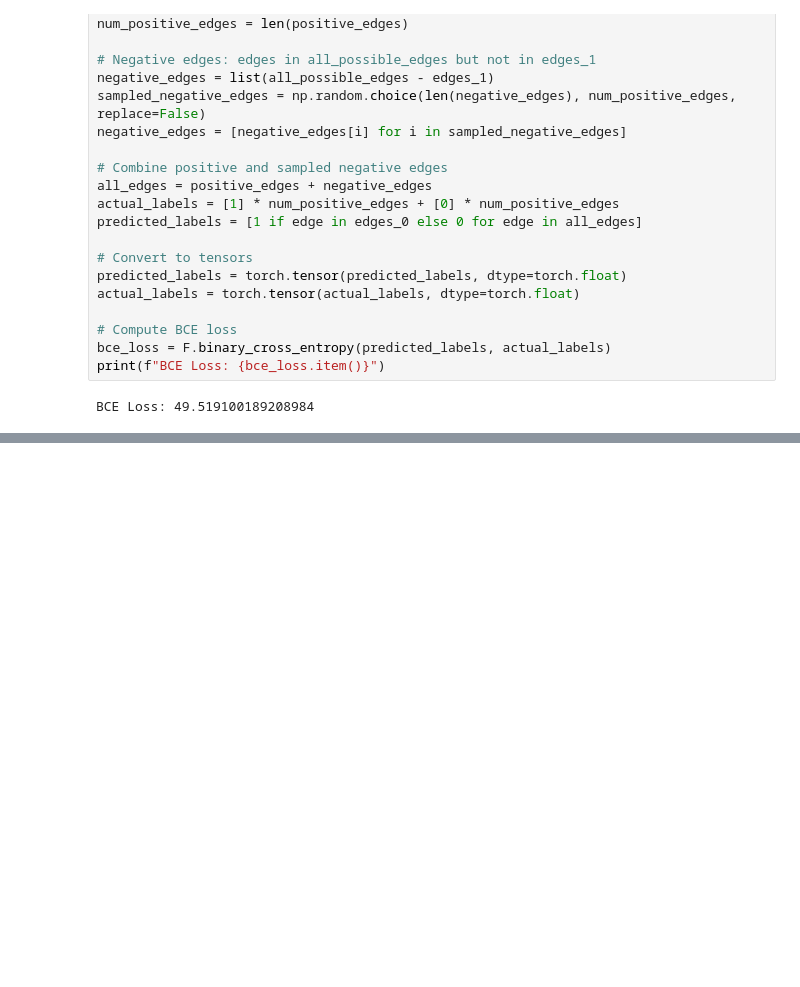
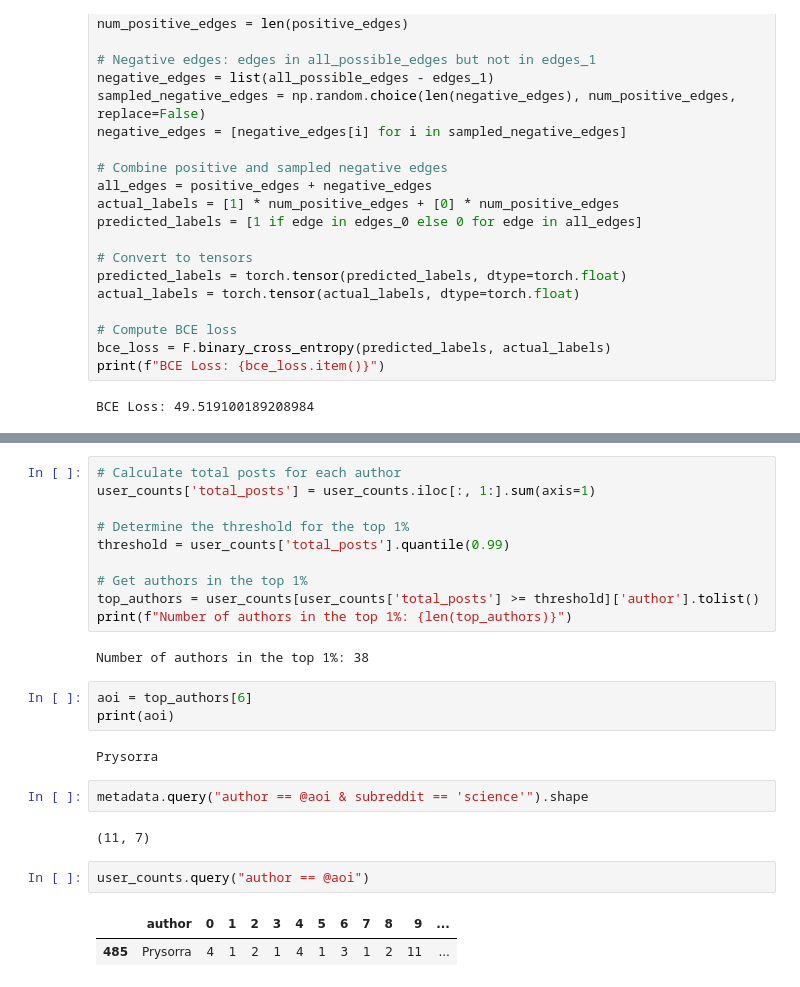
Before and after one commit to stmorse/sgg, a Jupyter notebook: src/gae2.ipynb, the cells around one changed output, grey strips where cells are left out. Saved outputs shown, nothing was run; the diff lists cells and outputs as text; blank space fills up the shorter version.

```diff
--- a/src/gae2.ipynb
+++ b/src/gae2.ipynb
@@ -454,0 +589,26 @@ BCE Loss: 49.519100189208984
+# %%
+# Calculate total posts for each author
+user_counts['total_posts'] = user_counts.iloc[:, 1:].sum(axis=1)
+
+# Determine the threshold for the top 1%
+threshold = user_counts['total_posts'].quantile(0.99)
+
+# Get authors in the top 1%
+top_authors = user_counts[user_counts['total_posts'] >= threshold]['author'].tolist()
+print(f"Number of authors in the top 1%: {len(top_authors)}")
+# %% [output]
+Number of authors in the top 1%: 38
+# %%
+aoi = top_authors[6]
+print(aoi)
+# %% [output]
+Prysorra
+# %%
+metadata.query("author == @aoi & subreddit == 'science'").shape
+# %% [output]
+(11, 7)
+# %%
+user_counts.query("author == @aoi")
+# %% [output]
+|  | author | 0 | 1 | 2 | 3 | 4 | 5 | 6 | 7 | 8 | 9 | ... |
+| 485 | Prysorra | 4 | 1 | 2 | 1 | 4 | 1 | 3 | 1 | 2 | 11 | ... |
```
Also changed, not shown: parts of 14 cells of this notebook, 2 other files.
